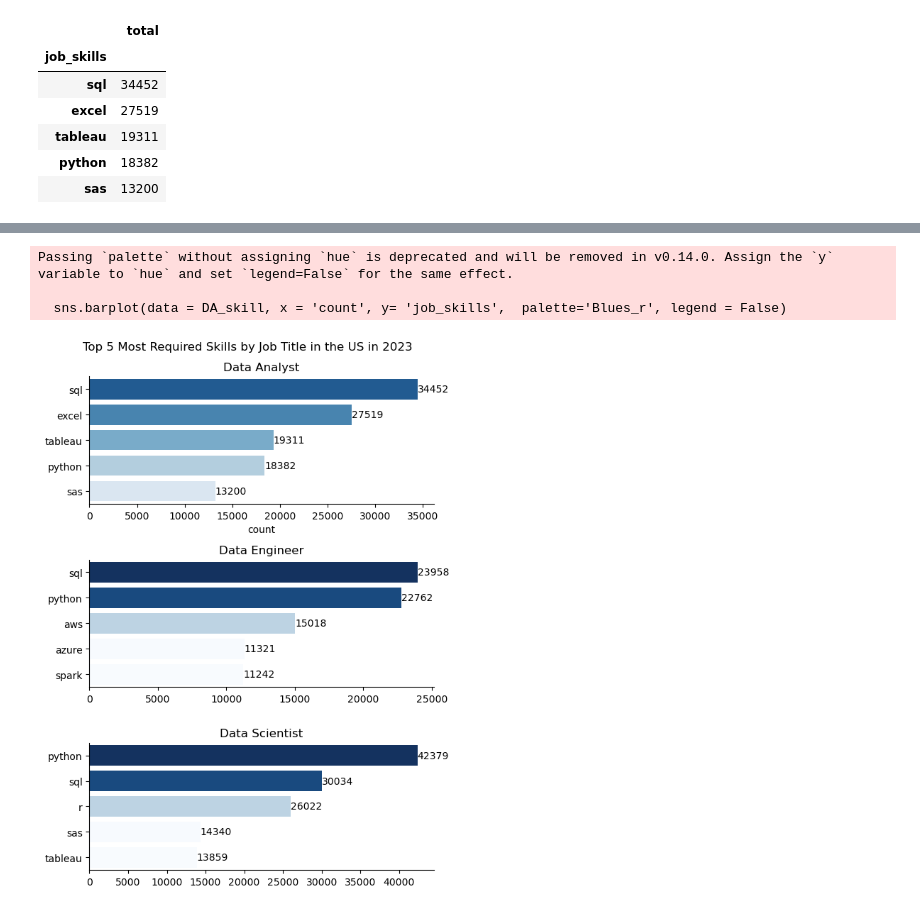
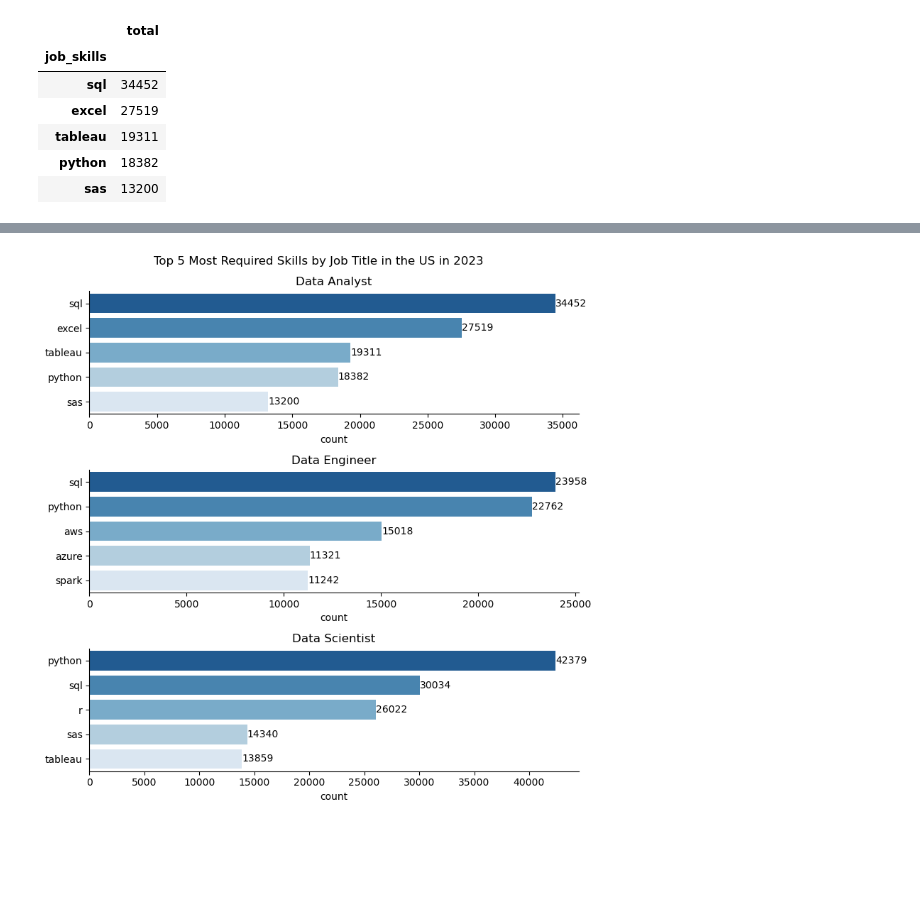
Before and after one commit to DiiNguyen/Job-Postings-Analysis, a Jupyter notebook: project_youtube/project.ipynb, the cells around one changed output, grey strips where cells are left out. Drawn from its saved outputs; the diff is of its cells as text; code cells hidden in the pictures; blank space fills up the shorter version.

```diff
--- a/project_youtube/project.ipynb
+++ b/project_youtube/project.ipynb
@@ -279,4 +283,4 @@ DS_skill = df_top_3_exp.loc[df_top_3_exp['job_title_short'] == 'Data Scientist']
 # %%
-DA_skill['total'] = df_top_3.loc[df_top_3['job_title_short'] == 'Data Analyst'].sum()
-DE_skill['total'] = df_top_3.loc[df_top_3['job_title_short'] == 'Data Engineer'].sum()
-DS_skill['total'] = df_top_3.loc[df_top_3['job_title_short'] == 'Data Scientist'].sum()
+DA_skill['total'] = len(df_top_3.loc[df_top_3['job_title_short'] == 'Data Analyst'])
+DE_skill['total'] = len(df_top_3.loc[df_top_3['job_title_short'] == 'Data Engineer'])
+DS_skill['total'] = len(df_top_3.loc[df_top_3['job_title_short'] == 'Data Scientist'])
@@ -328,2 +314,6 @@ df_top_3_exp.loc[df_top_3_exp['job_title_short'] == 'Data Analyst']
+# %%
+DA_skill['percentage'] = DA_skill['count'] / DA_skill['total'] * 100
+DE_skill['percentage'] = DE_skill['count'] / DE_skill['total'] * 100
+DS_skill['percentage'] = DS_skill['count'] / DS_skill['total'] * 100
 # %%
-DA_skill = DA_skill.to_frame()
+DA_skill
@@ -330,38 +362,34 @@ DA_skill = DA_skill.to_frame()
 # %%
-plt.figure(figsize=(6, 8))
-
+plt.figure(figsize=(8, 8))
 # Data Analyst
 plt.subplot(3, 1, 1)
-sns.barplot(data = DA_skill, x = 'count', y= 'job_skills',  palette='Blues_r', legend = False)
+sns.barplot(data = DA_skill, x = 'count', y= 'job_skills', hue='job_skills', palette='Blues_r', legend = False)
 sns.despine()
 plt.title('Data Analyst')
 plt.ylabel('')
 for index, value in enumerate(DA_skill['count']):
-    plt.text(value, index, f'{value}', va='center')
+    plt.text(value +5, index, f'{value}', va='center')
 
 # Data Engineer
 plt.subplot(3, 1, 2)
-sns.barplot(x=DE_skill.values, y=DE_skill.index,hue =DE_skill.values, palette='Blues', legend = False)
+sns.barplot(data = DE_skill, x = 'count', y= 'job_skills', hue='job_skills', palette='Blues_r', legend = False)
 sns.despine()
 plt.title('Data Engineer')
 plt.ylabel('')
-for index, value in enumerate(DE_skill.values):
-    plt.text(value, index, f'{value}', va='center')
+for index, value in enumerate(DE_skill['count']):
+    plt.text(value+2, index, f'{value}', va='center')
 
 # Data Scientist
 plt.subplot(3, 1, 3)
-sns.barplot(x=DS_skill.values, y=DS_skill.index, hue =DE_skill.values, palette='Blues', legend = False)
+sns.barplot(data = DS_skill, x = 'count', y= 'job_skills', hue='job_skills', palette='Blues_r', legend = False)
 sns.despine()
 plt.title('Data Scientist')
 plt.ylabel('')
-for index, value in enumerate(DS_skill.values):
-    plt.text(value, index, f'{value}', va='center')
+for index, value in enumerate(DS_skill['count']):
+    plt.text(value+2, index, f'{value}', va='center')
 plt.suptitle('Top 5 Most Required Skills by Job Title in the US in 2023')
 
 plt.tight_layout()
 plt.show()
 # %% [output]
-Passing `palette` without assigning `hue` is deprecated and will be removed in v0.14.0. Assign the `y` variable to `hue` and set `legend=False` for the same effect.
-
-  sns.barplot(data = DA_skill, x = 'count', y= 'job_skills',  palette='Blues_r', legend = False)
-[figure, old version]
+[figure, new version]
```
Also changed, not shown: parts of 8 cells of this notebook.
